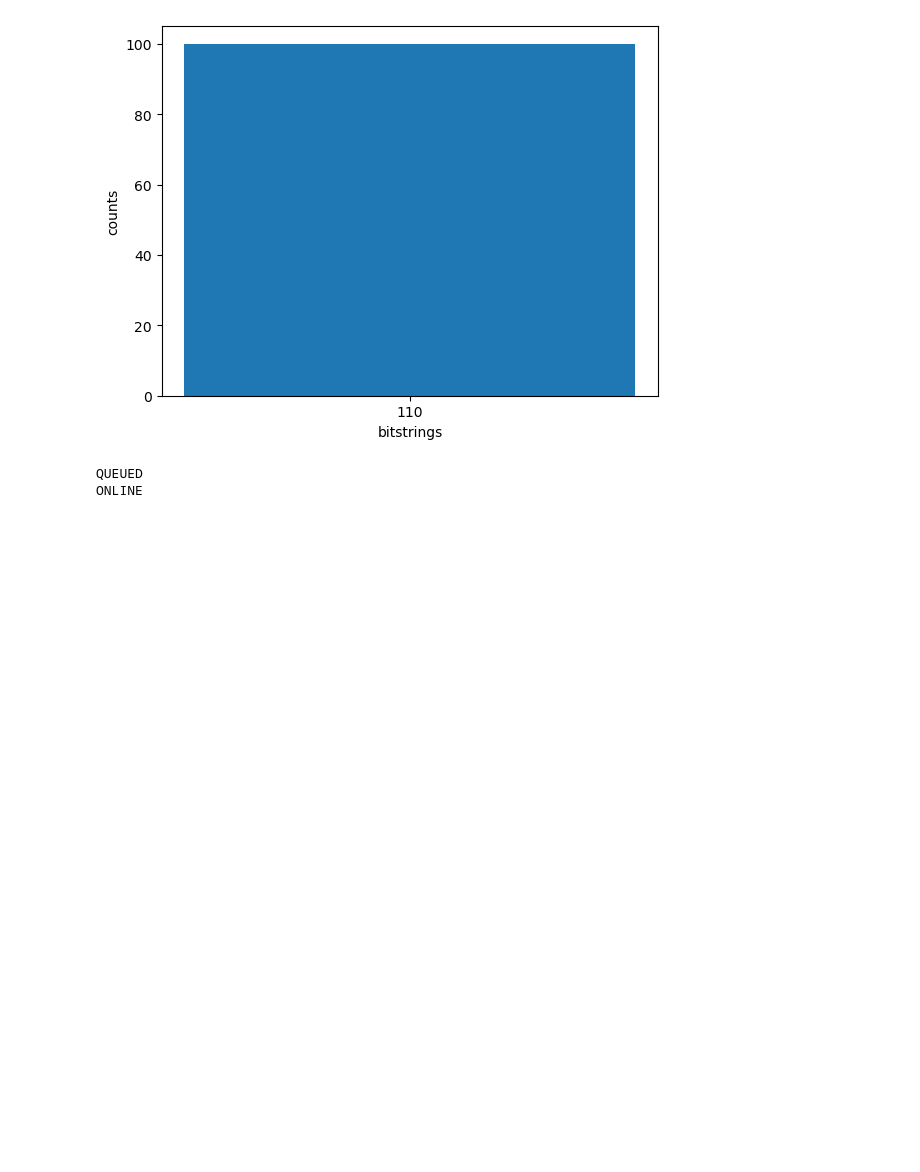
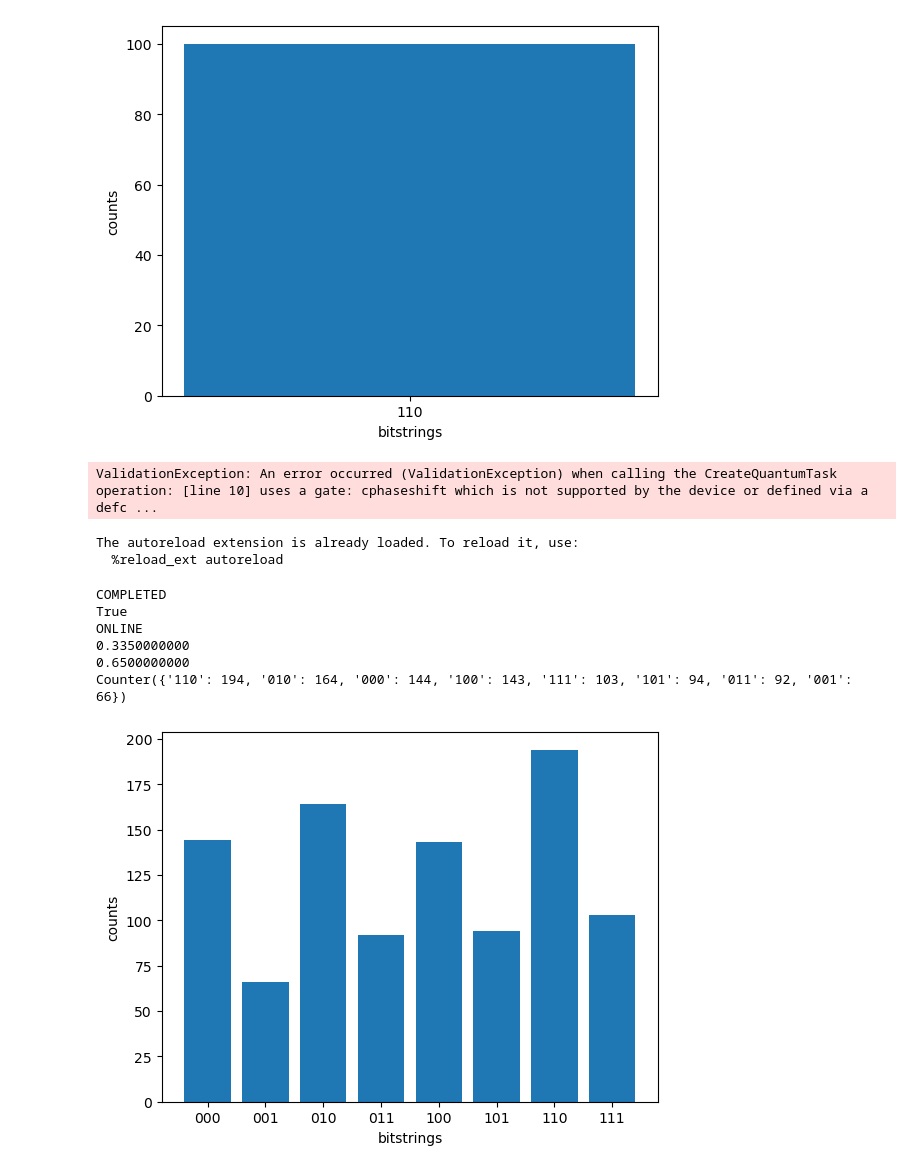
Before and after one commit to SwgAnno/QBench, a Jupyter notebook: QFT_test.ipynb, the cells around one changed output. Drawn from its saved outputs; the diff is of its cells as text; code cells hidden in the pictures; blank space fills up the shorter version.

Commit message:
More QFT test on real device

```diff
--- a/QFT_test.ipynb
+++ b/QFT_test.ipynb
@@ -182,12 +185,46 @@ device = AwsDevice('arn:aws:braket:us-west-1::device/qpu/rigetti/Aspen-M-2')
 qft_task = device.run(circ, shots = 100)
 # %%
 #IonQ
-device = AwsDevice("arn:aws:braket:::device/qpu/ionq/ionQdevice")
+device = DeviceUtils.get_device("ionq")
 
-qft_task = device.run(circ, shots = 100)
+ion_qft_task = device.run(circ, shots = 100)
+# %% [output]
+ValidationException: An error occurred (ValidationException) when calling the CreateQuantumTask operation: [line 10] uses a gate: cphaseshift which is not supported by the device or defined via a defc ...
-# %%
-print( qft_task.state())
-print(device.status)
-# %% [output]
-QUEUED
-ONLINE
+# %%
+#Lucy
+device = DeviceUtils.get_device("oqc")
+
+oqc_qft_task = device.run(circ, shots = 1000)
+# %%
+%load_ext autoreload
+%autoreload 2
+
+from utils import BraketTaskScanner
+
+
+aspen_qft_task = "arn:aws:braket:us-west-1:058017682654:quantum-task/a0f298f3-b2dd-448d-9223-bf1e22305a6a"
+lucy_task = "arn:aws:braket:eu-west-2:058017682654:quantum-task/bc9dacfa-823e-4b8f-81a7-54e51588af99"
+scanner = BraketTaskScanner(qtask=oqc_qft_task)
+scanner_aspen = BraketTaskScanner(aspen_qft_task)
+# %% [output]
+The autoreload extension is already loaded. To reload it, use:
+  %reload_ext autoreload
+# %%
+print( scanner.get_status())
+print( scanner.results_available())
+print( scanner.get_device_status())
+
+#print(scanner.get_circuit())
+#print(scanner_aspen.get_circuit())
+print(scanner_aspen.cost_extimate())
+print(scanner.cost_extimate())
+
+Plotter.plot_binary_results(scanner.get_results(), debug=True)
+# %% [output]
+COMPLETED
+True
+ONLINE
+0.3350000000
+0.6500000000
+Counter({'110': 194, '010': 164, '000': 144, '100': 143, '111': 103, '101': 94, '011': 92, '001': 66})
+[figure, added]
```
Also changed, not shown: parts of 2 cells of this notebook.
